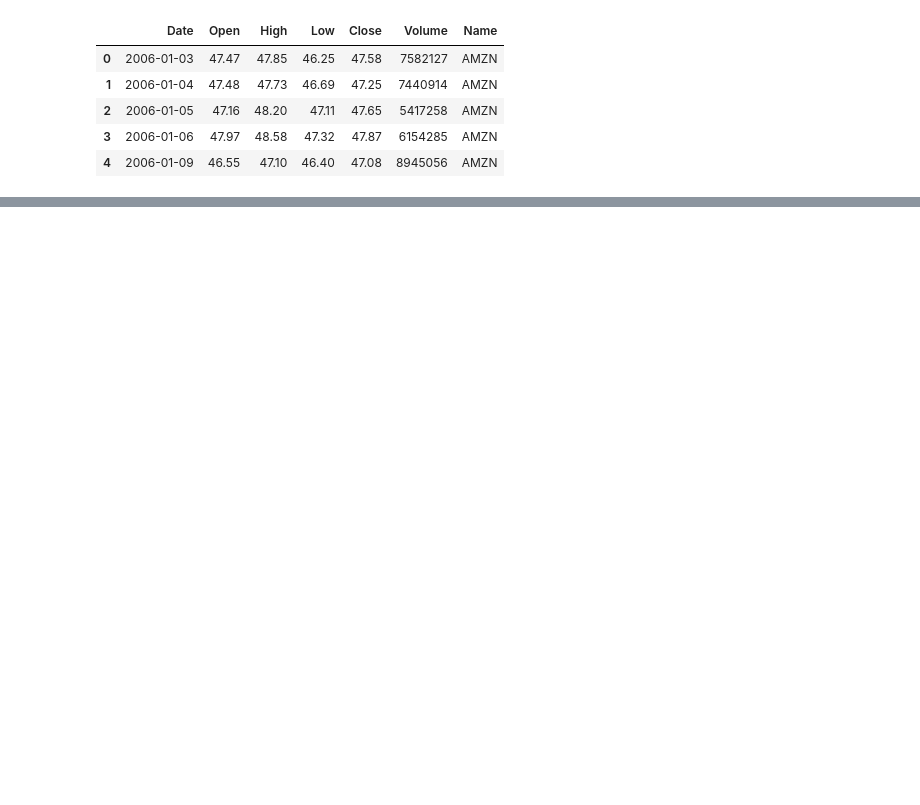
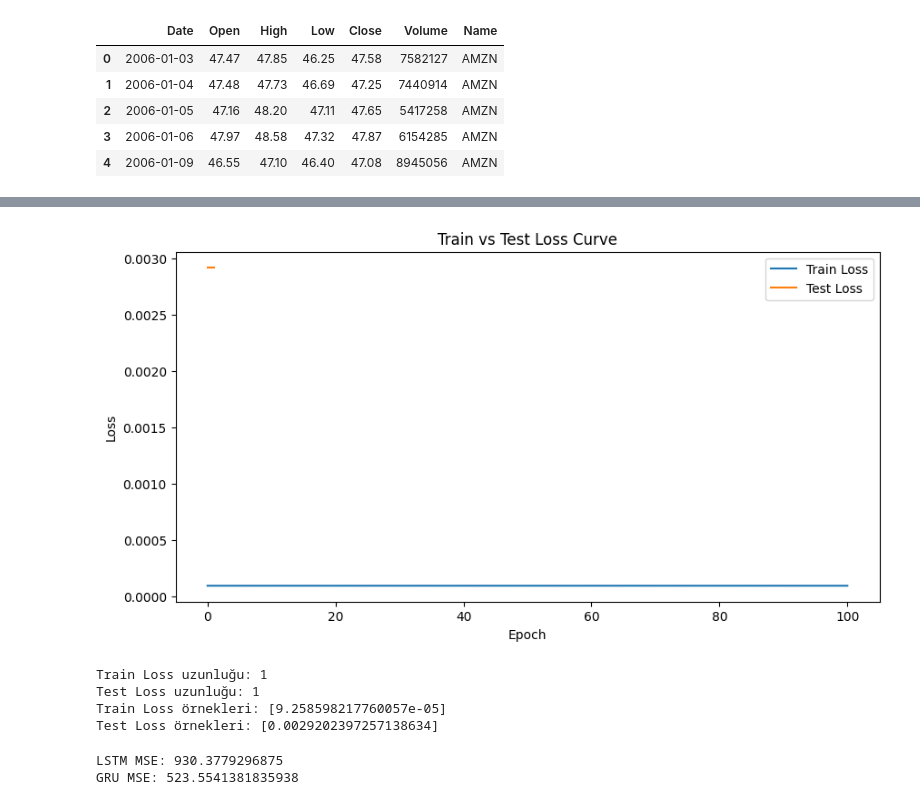
Before and after one commit to sema2817/StockPrice, a Jupyter notebook: StockPrice.ipynb, the cells around one changed output, grey strips where cells are left out. Saved outputs shown, nothing was run; the diff lists cells and outputs as text; code cells hidden in the pictures; blank space fills up the shorter version.

Commit message:
StockPrice notebook eklendi

```diff
--- a/StockPrice.ipynb
+++ b/StockPrice.ipynb
@@ -280,0 +455,32 @@ torch.save(model.state_dict(), "lstm_model_day20.pth")
+# %%
+train_losses = []
+test_losses = []
+num_epochs = 100
+
+for epoch in range(num_epochs):
+    model.train()
+    total_train_loss = 0
+    for X_batch, y_batch in train_loader:
+        optimizer.zero_grad()
+        output = model(X_batch)
+        loss = criterion(output, y_batch)
+        loss.backward()
+        optimizer.step()
+        total_train_loss += loss.item()
+    avg_train_loss = total_train_loss / len(train_loader)
+    train_losses.append(avg_train_loss)
+# %%
+model.eval()
+total_test_loss = 0
+with torch.no_grad():
+    for X_batch, y_batch in test_loader:
+        output = model(X_batch)
+        loss = criterion(output, y_batch)
+        total_test_loss += loss.item()
+avg_test_loss = total_test_loss / len(test_loader)
+test_losses.append(avg_test_loss)
+# %%
+train_losses.append(avg_train_loss)
+test_losses.append(avg_test_loss)
+
+print(f"Epoch {epoch+1}, Train Loss: {avg_train_loss:.4f}, Test Loss: {avg_test_loss:.4f}")
@@ -280,0 +489,21 @@ torch.save(model.state_dict(), "lstm_model_day20.pth")
+# %%
+plt.figure(figsize=(10,5))
+plt.plot(range(len(train_losses)), train_losses, label="Train Loss")
+plt.plot(range(len(test_losses)), test_losses, label="Test Loss")
+plt.xlabel("Epoch")
+plt.ylabel("Loss")
+plt.title("Train vs Test Loss Curve")
+plt.legend()
+plt.show()
+# %% [output]
+[figure, added]
+# %%
+print("Train Loss uzunluğu:", len(train_losses))
+print("Test Loss uzunluğu:", len(test_losses))
+print("Train Loss örnekleri:", train_losses[:5])
+print("Test Loss örnekleri:", test_losses[:5])
+# %% [output]
+Train Loss uzunluğu: 1
+Test Loss uzunluğu: 1
+Train Loss örnekleri: [9.258598217760057e-05]
+Test Loss örnekleri: [0.0029202397257138634]
@@ -280,0 +521,11 @@ torch.save(model.state_dict(), "lstm_model_day20.pth")
+# %%
+from sklearn.metrics import mean_squared_error
+
+mse_lstm = mean_squared_error(actual_prices, lstm_pred_prices)
+mse_gru  = mean_squared_error(actual_prices, gru_pred_prices)
+
+print("LSTM MSE:", mse_lstm)
+print("GRU MSE:", mse_gru)
+# %% [output]
+LSTM MSE: 930.3779296875
+GRU MSE: 523.5541381835938
```
Also changed, not shown: parts of 18 cells of this notebook.
